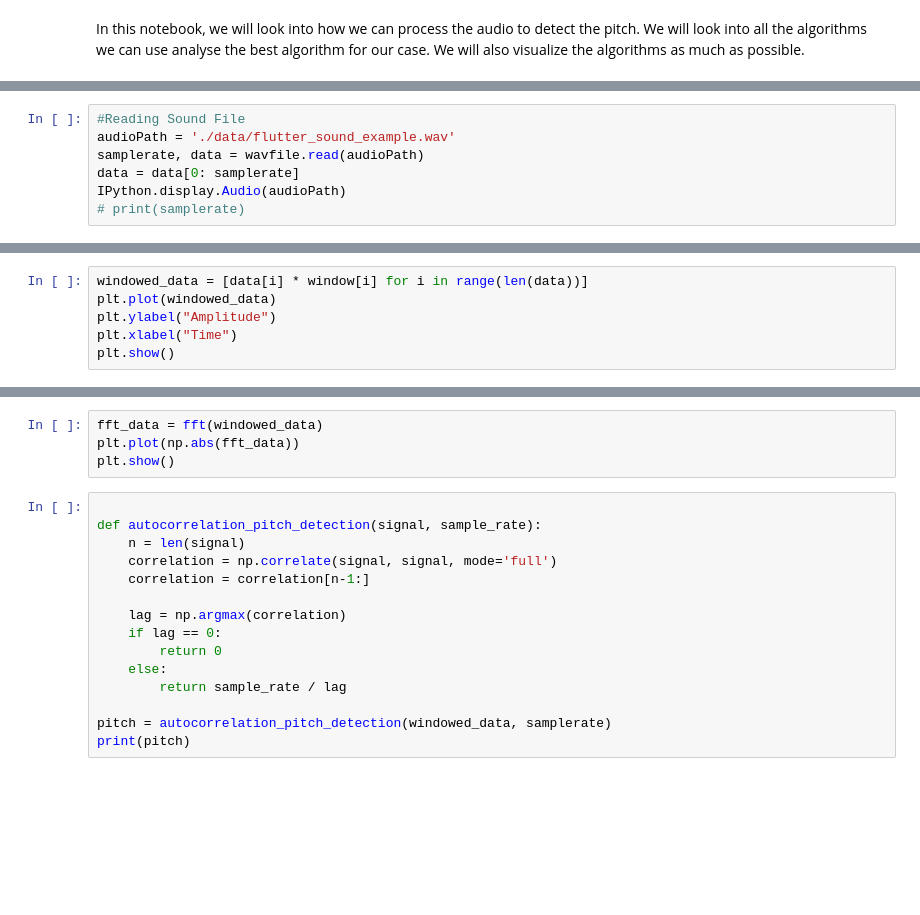
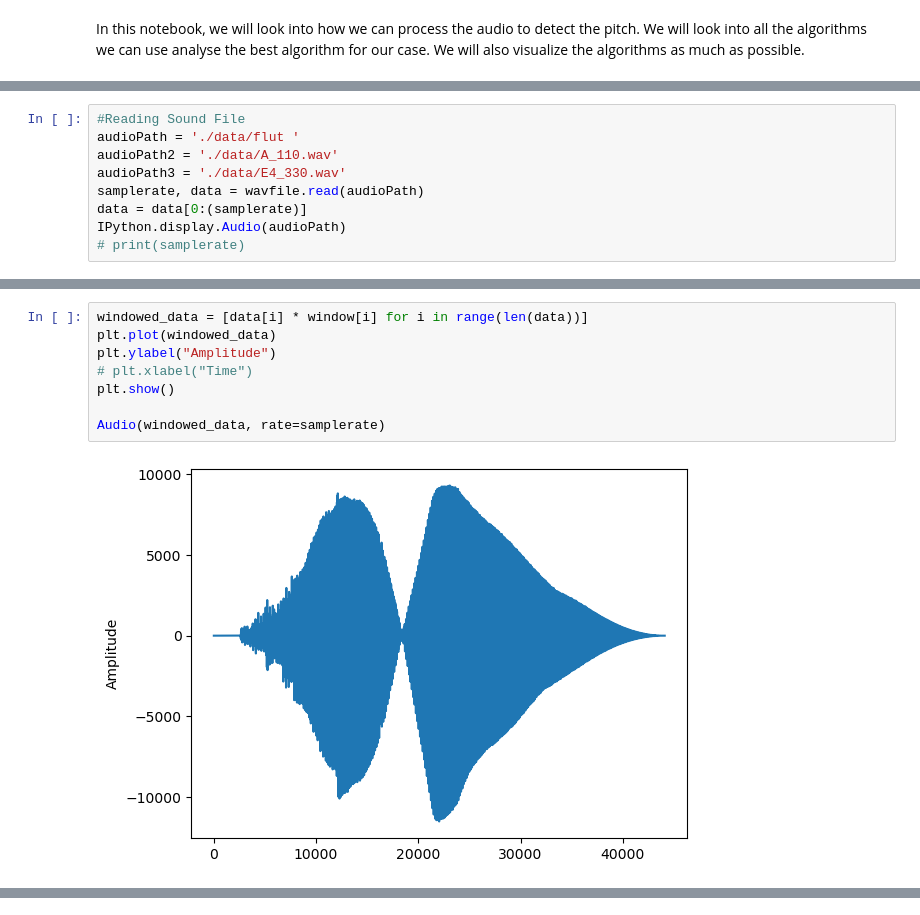
Before and after one commit to DikshantThapa/GuitarTunes, a Jupyter notebook: notebook/main.ipynb, the cells around one changed output, grey strips where cells are left out. Cells and saved outputs as stored; diff of their text form; blank space fills up the shorter version.

Commit message:
add notebook for pitch detection

```diff
--- a/notebook/main.ipynb
+++ b/notebook/main.ipynb
@@ -14,7 +16,9 @@ from scipy import signal
 # %%
 #Reading Sound File
-audioPath = './data/flutter_sound_example.wav'
+audioPath = './data/flut '
+audioPath2 = './data/A_110.wav'
+audioPath3 = './data/E4_330.wav'
 samplerate, data = wavfile.read(audioPath)
-data = data[0: samplerate]
+data = data[0:(samplerate)]
 IPython.display.Audio(audioPath)
 # print(samplerate)
@@ -34,6 +44,10 @@ plt.show()
 # %%
 windowed_data = [data[i] * window[i] for i in range(len(data))]
 plt.plot(windowed_data)
 plt.ylabel("Amplitude")
-plt.xlabel("Time")
+# plt.xlabel("Time")
 plt.show()
+
+Audio(windowed_data, rate=samplerate)
+# %% [output]
+[figure, added]
@@ -40,19 +54,0 @@ plt.show()
-# %%
-fft_data = fft(windowed_data)
-plt.plot(np.abs(fft_data))
-plt.show()
-# %%
-
-def autocorrelation_pitch_detection(signal, sample_rate):
-    n = len(signal)
-    correlation = np.correlate(signal, signal, mode='full')
-    correlation = correlation[n-1:]
-
-    lag = np.argmax(correlation)
-    if lag == 0:
-        return 0
-    else:
-        return sample_rate / lag
-
-pitch = autocorrelation_pitch_detection(windowed_data, samplerate)
-print(pitch)
```
Also changed, not shown: parts of 7 cells of this notebook, 2 other files.
